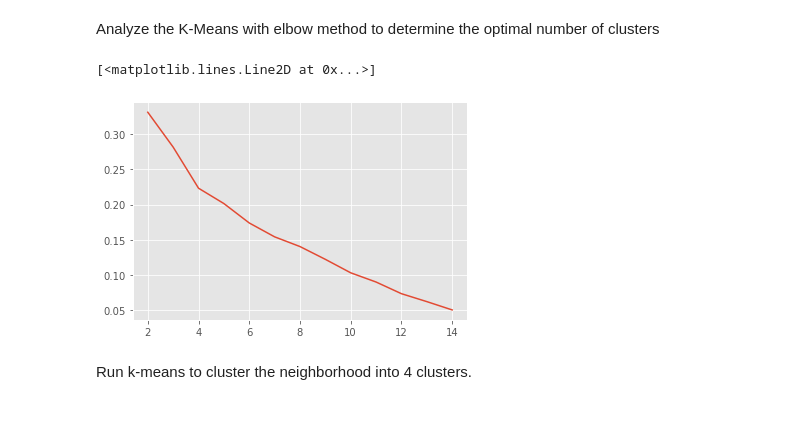
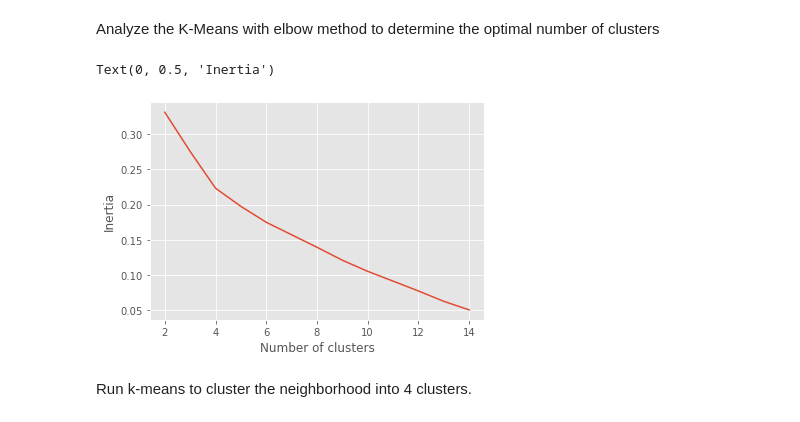
Before and after one commit to fltrazzi/Coursera_Capstone, a Jupyter notebook: Coursera_Capstone.ipynb, the cells around one changed output. Saved outputs shown, nothing was run; the diff lists cells and outputs as text; code cells hidden in the pictures.

```diff
--- a/Coursera_Capstone.ipynb
+++ b/Coursera_Capstone.ipynb
@@ -382,12 +384,17 @@ def calculate_wcss(data):
 # %%
 sf_grouped_clustering = sf_grouped.drop('Neighborhood', 1)
 w = calculate_wcss(sf_grouped_clustering)
-# %%
-from matplotlib.pyplot import plot
-plot(range(2, 15),w)
-# %% [output]
-[<matplotlib.lines.Line2D at 0x...>]
-[figure, removed]
+# %%
+from matplotlib import pyplot as plt
+
+fig = plt.figure()
+plt.plot(range(2, 15),w)
+plt.xlabel('Number of clusters')
+plt.ylabel('Inertia')
+#fig.savefig('test.jpg')
+# %% [output]
+Text(0, 0.5, 'Inertia')
+[figure, added]
 # %% [markdown]
 Run k-means to cluster the neighborhood into 4 clusters.
 # %%
```
Also changed, not shown: parts of 12 cells of this notebook.
